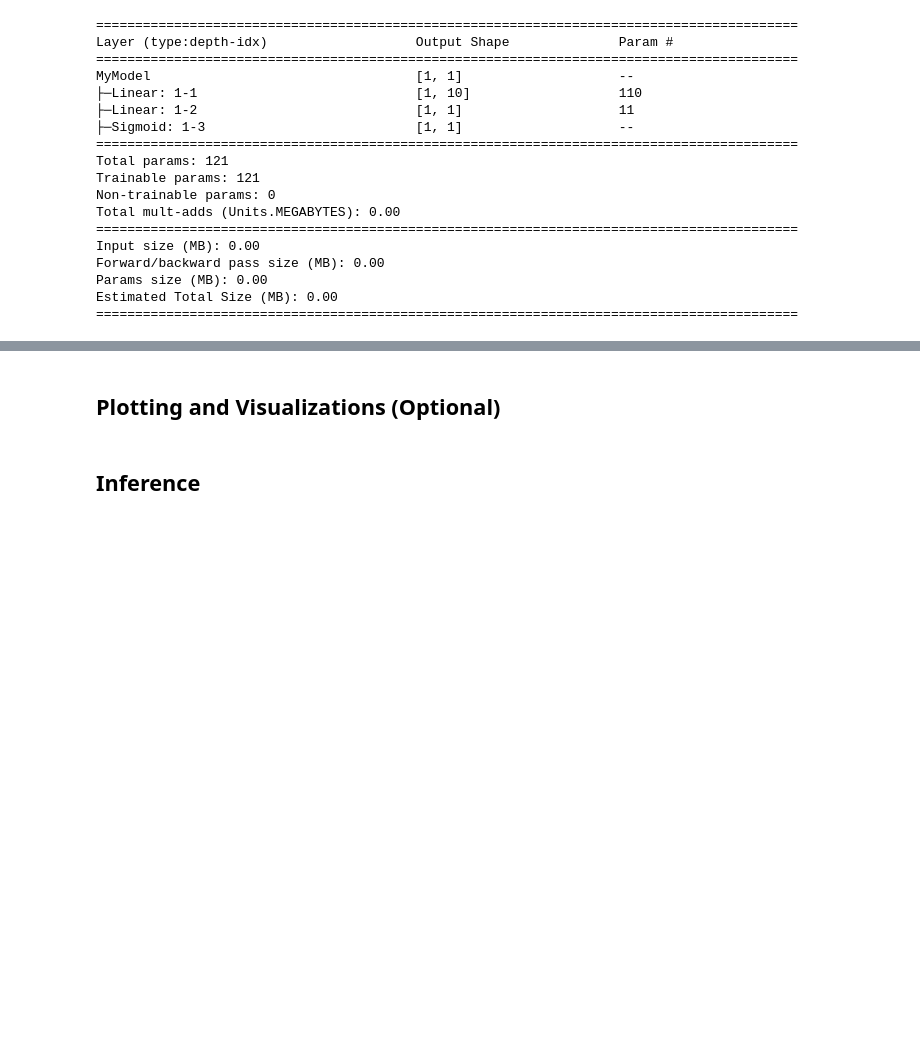
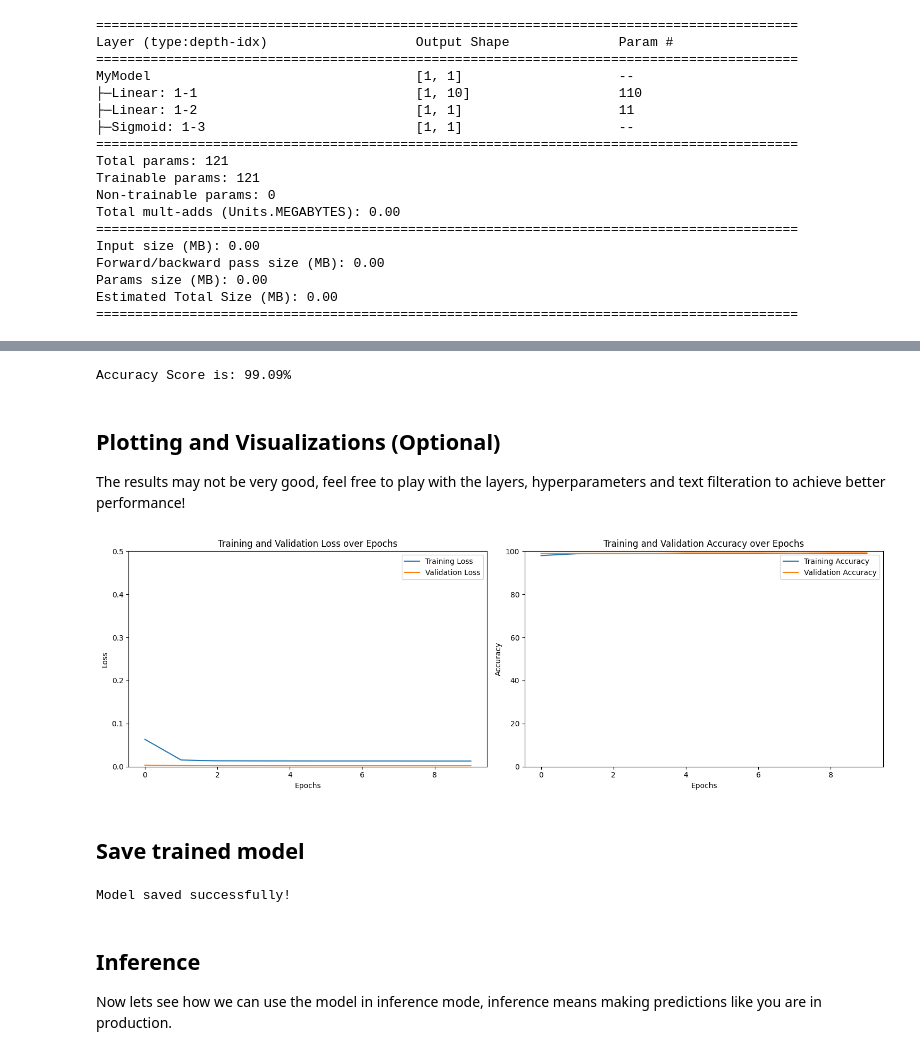
Before and after one commit to mcikalmerdeka/pytorch-learning, a Jupyter notebook: rice_type_classification/main.ipynb, the cells around one changed output, grey strips where cells are left out. Cells and saved outputs as stored; diff of their text form; code cells hidden in the pictures; blank space fills up the shorter version.

Commit message:
finalize for tabular data classification project

```diff
--- a/rice_type_classification/main.ipynb
+++ b/rice_type_classification/main.ipynb
@@ -45,7 +45,8 @@ Now lets read the dataset, this lab was developed by Google Colab, so dataset do
 Now as you saw previously, data values are so big which may cause bad results. Its a crucial steps to normalize the dataset before we proceed. Lets normalize the dataset in the cell below.
 # %%
 # Read dataset
-df = pd.read_csv("riceClassification.csv")
+raw_df = pd.read_csv("riceClassification.csv")
+df = raw_df.copy()
 print("Dataset overview:")
 display(df.head())
 
@@ -406,4 +543,79 @@ optimizer = Adam(model.parameters(), lr=LR)
+# %%
+# Disable gradient calculation for testing (no backpropagation needed)
+with torch.no_grad():
+  # Initialize testing metrics
+  total_loss_test = 0
+  total_acc_test = 0
+
+  # Loop through all batches in the testing dataset
+  for data in testing_dataloader:
+    # Unpack batch
+    inputs, labels = data
+
+    # Forward pass: get predictions
+    prediction = model(inputs).squeeze(1)
+
+    # Calculate loss for this batch
+    batch_loss_test = criterion((prediction), labels)
+
+    # Accumulate testing loss
+    total_loss_test += batch_loss_test.item()
+
+    # Calculate and accumulate testing accuracy
+    acc = ((prediction).round() == labels).sum().item()
+    total_acc_test += acc
+
+# Print final testing accuracy as percentage
+print(f"Accuracy Score is: {round((total_acc_test/X_test.shape[0])*100, 2)}%")
+# %% [output]
+Accuracy Score is: 99.09%
 # %% [markdown]
 ## Plotting and Visualizations (Optional)
+
+The results may not be very good, feel free to play with the layers, hyperparameters and text filteration to achieve better performance!
+# %%
+fig, axs = plt.subplots(nrows=1, ncols=2, figsize=(15, 5))
+
+# Plot the loss
+axs[0].plot(total_loss_train_plot, label='Training Loss')
+axs[0].plot(total_loss_validation_plot, label='Validation Loss')
+axs[0].set_title('Training and Validation Loss over Epochs')
+axs[0].set_xlabel('Epochs')
+axs[0].set_ylabel('Loss')
+axs[0].set_ylim([0, 0.5])
+axs[0].legend()
+
+# Plot the accuracy
+axs[1].plot(total_acc_train_plot, label='Training Accuracy')
+axs[1].plot(total_acc_validation_plot, label='Validation Accuracy')
+axs[1].set_title('Training and Validation Accuracy over Epochs')
+axs[1].set_xlabel('Epochs')
+axs[1].set_ylabel('Accuracy')
+axs[1].set_ylim([0, 100])
+axs[1].legend()
+
+plt.tight_layout()
+plt.show()
+# %% [output]
+[figure, added]
+# %% [markdown]
+## Save trained model
+# %%
+# Save the model state dict (recommended approach)
+torch.save(model.state_dict(), 'rice_classifier_model.pth')
+
+# Alternatively, save the entire model (less flexible but simpler)
+# torch.save(model, 'rice_classifier_model_full.pth')
+
+print("Model saved successfully!")
+
+# To load later:
+# model = MyModel(input_size=10, hidden_size=10, output_size=1).to(device)
+# model.load_state_dict(torch.load('rice_classifier_model.pth'))
+# model.eval()
+# %% [output]
+Model saved successfully!
 # %% [markdown]
 ## Inference
+
+Now lets see how we can use the model in inference mode, inference means making predictions like you are in production.
```
Also changed, not shown: parts of 11 cells of this notebook.
